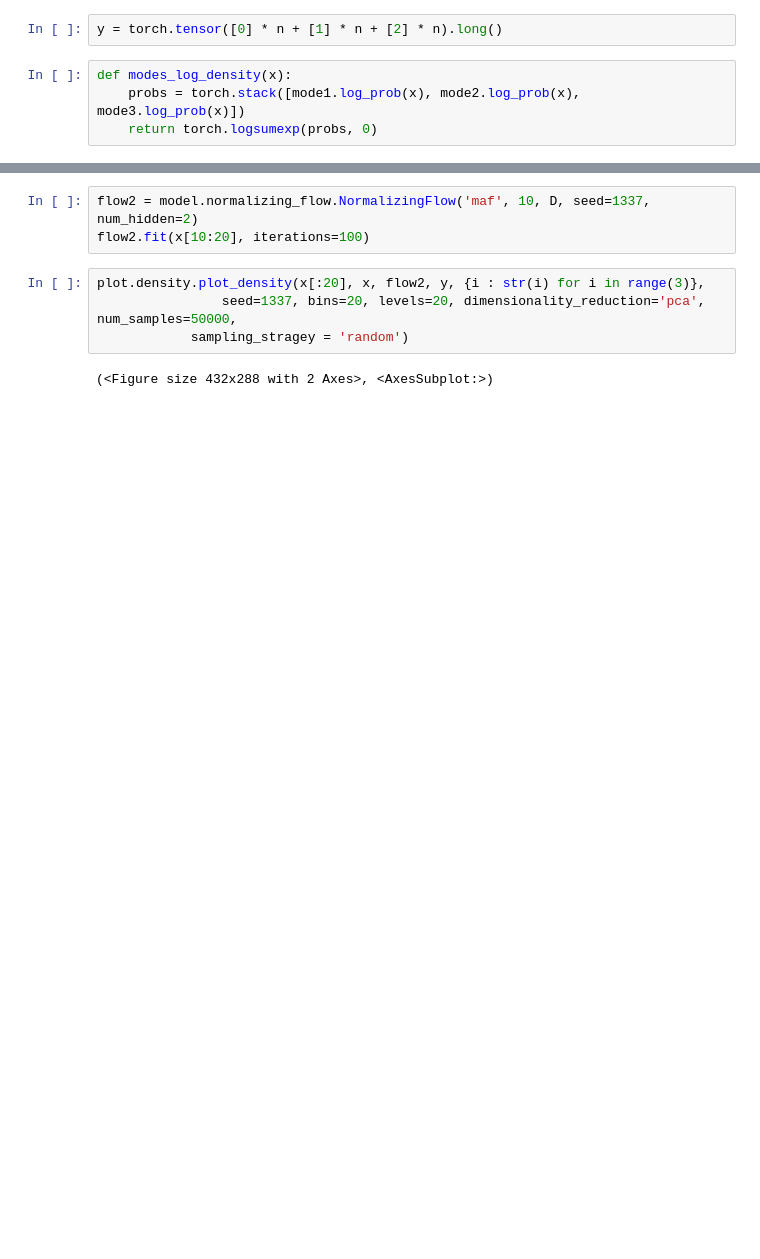
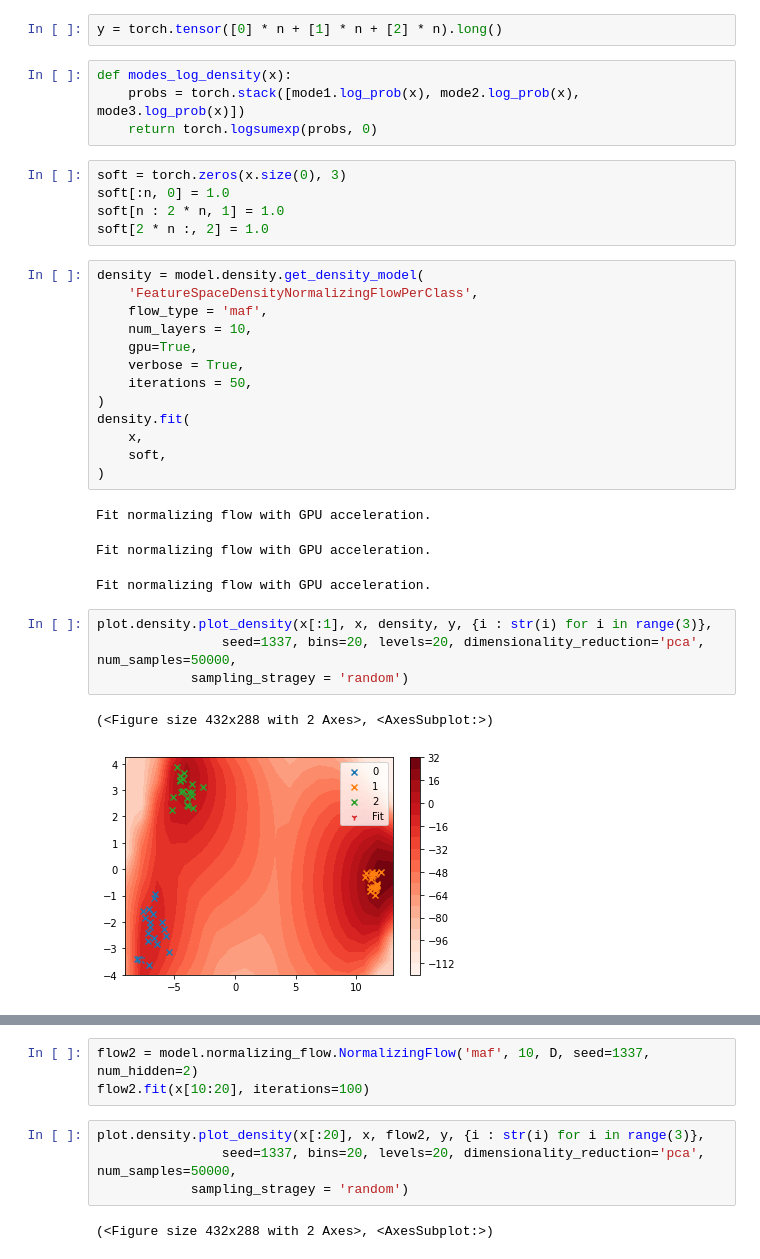
Before and after one commit to dfuchsgruber/MasterThesis, a Jupyter notebook: evaluation_nbs/test_densitites.ipynb, the cells around one changed output, grey strips where cells are left out. Cells and saved outputs as stored; diff of their text form; blank space fills up the shorter version.

```diff
--- a/evaluation_nbs/test_densitites.ipynb
+++ b/evaluation_nbs/test_densitites.ipynb
@@ -40,3 +47,32 @@ y = torch.tensor([0] * n + [1] * n + [2] * n).long()
 def modes_log_density(x):
     probs = torch.stack([mode1.log_prob(x), mode2.log_prob(x), mode3.log_prob(x)])
     return torch.logsumexp(probs, 0)
+# %%
+soft = torch.zeros(x.size(0), 3)
+soft[:n, 0] = 1.0
+soft[n : 2 * n, 1] = 1.0
+soft[2 * n :, 2] = 1.0
+# %%
+density = model.density.get_density_model(
+    'FeatureSpaceDensityNormalizingFlowPerClass',
+    flow_type = 'maf',
+    num_layers = 10,
+    gpu=True,
+    verbose = True,
+    iterations = 50,
+)
+density.fit(
+    x,
+    soft,
+)
+# %% [output]
+Fit normalizing flow with GPU acceleration.
+Fit normalizing flow with GPU acceleration.
+Fit normalizing flow with GPU acceleration.
+# %%
+plot.density.plot_density(x[:1], x, density, y, {i : str(i) for i in range(3)},
+                seed=1337, bins=20, levels=20, dimensionality_reduction='pca', num_samples=50000,
+            sampling_stragey = 'random')
+# %% [output]
+(<Figure size 432x288 with 2 Axes>, <AxesSubplot:>)
+[figure, added]
```
Also changed, not shown: parts of 18 cells of this notebook, 10 other files.
